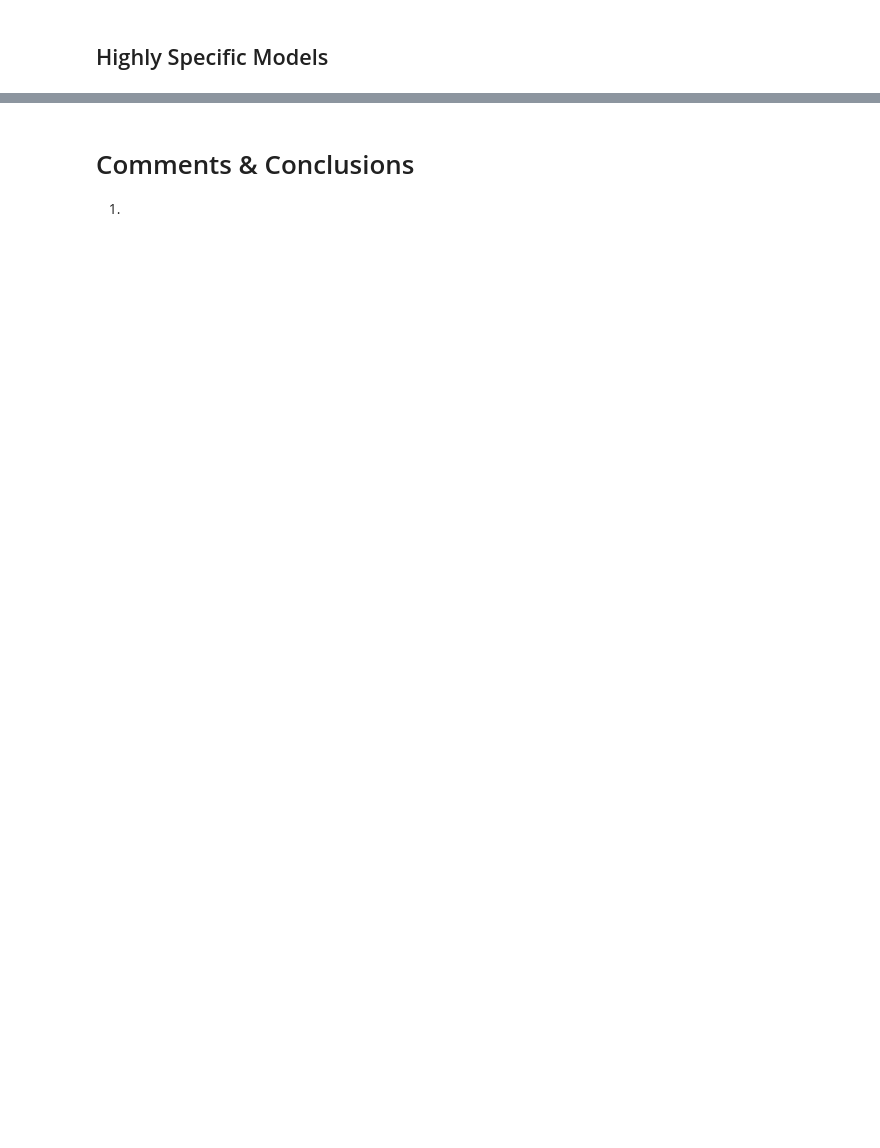
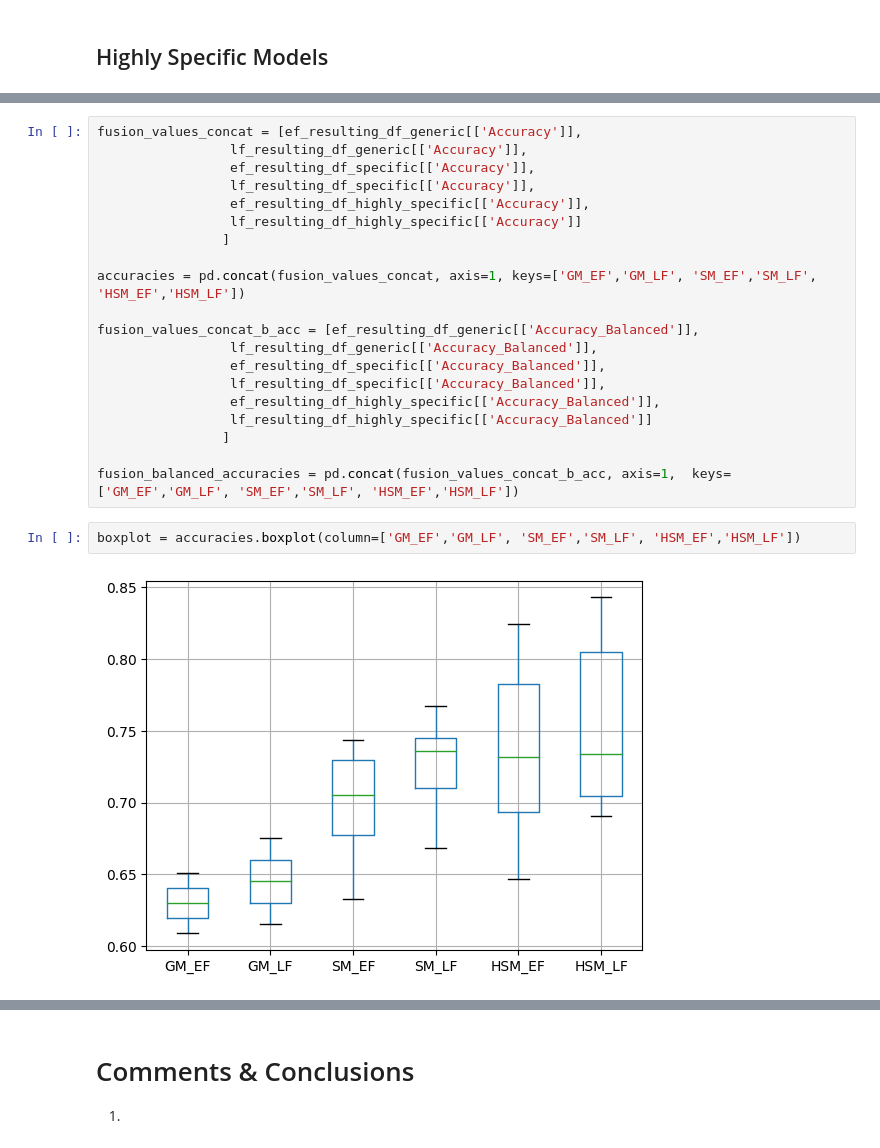
Before and after one commit to annanda/emotion_detection_for_children_with_asd, a Jupyter notebook: emotion_detection_system/processing_results/notebooks/Oversampling Results (050423) - for paper publication.ipynb, the cells around one changed output, grey strips where cells are left out. Drawn from its saved outputs; the diff is of its cells as text; blank space fills up the shorter version.

```diff
--- a/emotion_detection_system/processing_results/notebooks/Oversampling Results (050423) - for paper publication.ipynb
+++ b/emotion_detection_system/processing_results/notebooks/Oversampling Results (050423) - for paper publication.ipynb
@@ -276,0 +558,24 @@ Difference of Best Balanced Acc Values between Scenario and Baseline: 20.91%
+# %%
+fusion_values_concat = [ef_resulting_df_generic[['Accuracy']],
+                 lf_resulting_df_generic[['Accuracy']],
+                 ef_resulting_df_specific[['Accuracy']],
+                 lf_resulting_df_specific[['Accuracy']],
+                 ef_resulting_df_highly_specific[['Accuracy']],
+                 lf_resulting_df_highly_specific[['Accuracy']]
+                ]
+
+accuracies = pd.concat(fusion_values_concat, axis=1, keys=['GM_EF','GM_LF', 'SM_EF','SM_LF', 'HSM_EF','HSM_LF'])
+
+fusion_values_concat_b_acc = [ef_resulting_df_generic[['Accuracy_Balanced']],
+                 lf_resulting_df_generic[['Accuracy_Balanced']],
+                 ef_resulting_df_specific[['Accuracy_Balanced']],
+                 lf_resulting_df_specific[['Accuracy_Balanced']],
+                 ef_resulting_df_highly_specific[['Accuracy_Balanced']],
+                 lf_resulting_df_highly_specific[['Accuracy_Balanced']]
+                ]
+
+fusion_balanced_accuracies = pd.concat(fusion_values_concat_b_acc, axis=1,  keys=['GM_EF','GM_LF', 'SM_EF','SM_LF', 'HSM_EF','HSM_LF'])
+# %%
+boxplot = accuracies.boxplot(column=['GM_EF','GM_LF', 'SM_EF','SM_LF', 'HSM_EF','HSM_LF'])
+# %% [output]
+[figure, added]
```
Also changed, not shown: parts of 89 cells of this notebook, 3 other files.
